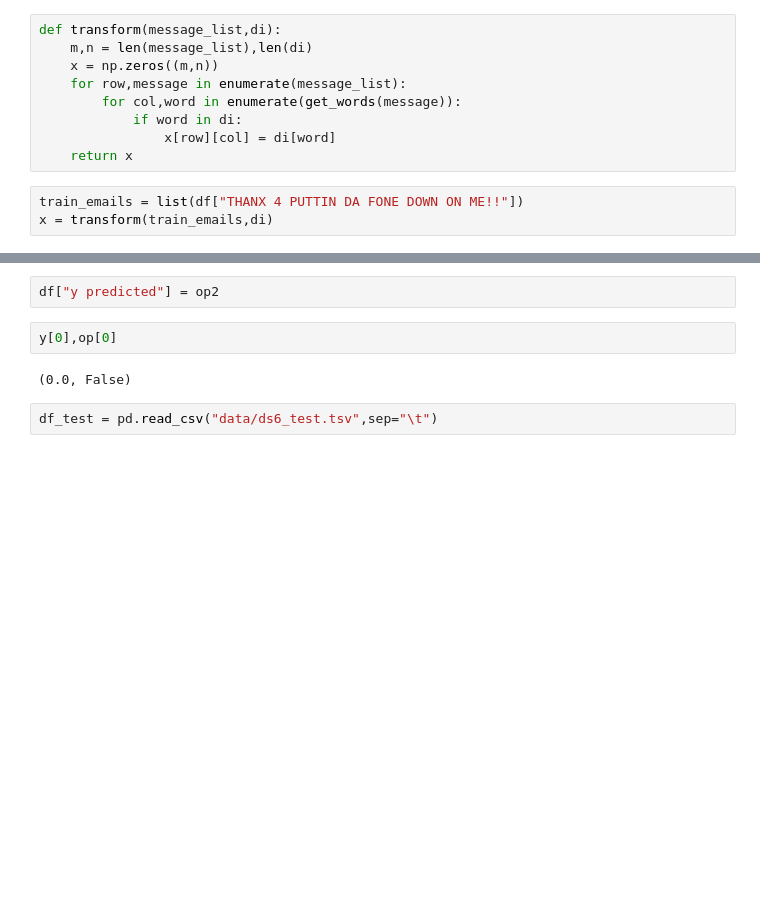
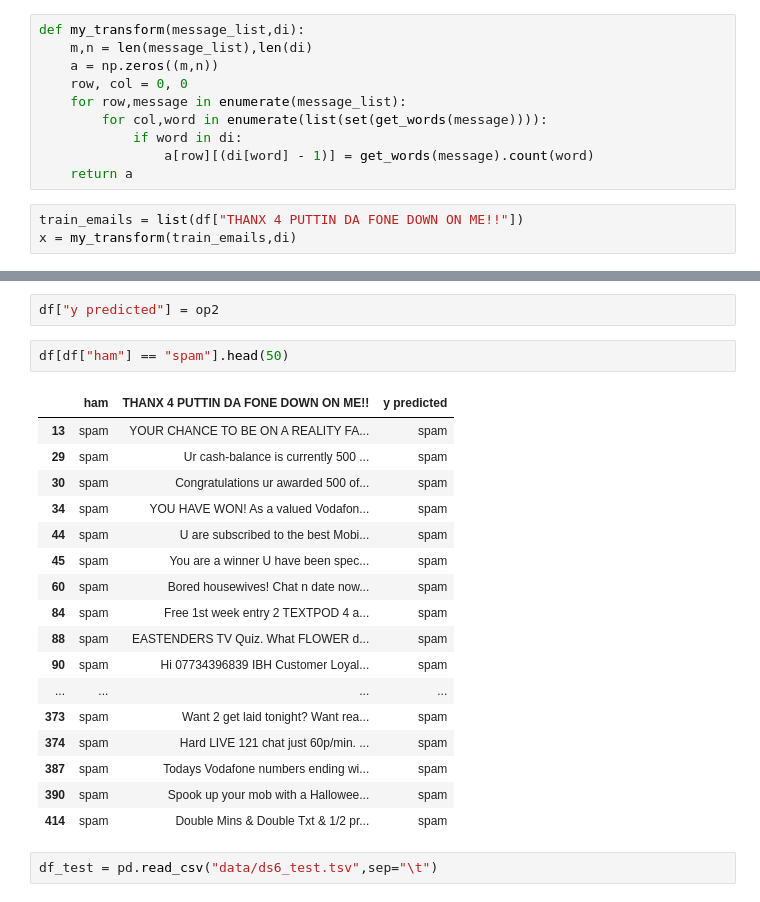
Before and after one commit to sagar27012001/CS229, a Jupyter notebook: Spam Classification.ipynb, the cells around one changed output, grey strips where cells are left out. Drawn from its saved outputs; the diff is of its cells as text; blank space fills up the shorter version.

```diff
--- a/Spam Classification.ipynb
+++ b/Spam Classification.ipynb
@@ -88,15 +71,16 @@ di
 # %%
-def transform(message_list,di):
+def my_transform(message_list,di):
     m,n = len(message_list),len(di)
-    x = np.zeros((m,n))
+    a = np.zeros((m,n))
+    row, col = 0, 0
     for row,message in enumerate(message_list):
-        for col,word in enumerate(get_words(message)):
+        for col,word in enumerate(list(set(get_words(message)))):
             if word in di:
-                x[row][col] = di[word]
-    return x
+                a[row][(di[word] - 1)] = get_words(message).count(word)
+    return a
 # %%
 train_emails = list(df["THANX 4 PUTTIN DA FONE DOWN ON ME!!"])
-x = transform(train_emails,di)
+x = my_transform(train_emails,di)
 # %%
 x.shape
 # %% [output]
@@ -153,10 +132,26 @@ for i in op:
         op2 += ["ham"]
 # %%
 df["y predicted"] = op2
-# %%
-y[0],op[0]
-# %% [output]
-(0.0, False)
+# %%
+df[df["ham"] == "spam"].head(50)
+# %% [output]
+|  | ham | THANX 4 PUTTIN DA FONE DOWN ON ME!! | y predicted |
+| 13 | spam | YOUR CHANCE TO BE ON A REALITY FA... | spam |
+| 29 | spam | Ur cash-balance is currently 500 ... | spam |
+| 30 | spam | Congratulations ur awarded 500 of... | spam |
+| 34 | spam | YOU HAVE WON! As a valued Vodafon... | spam |
+| 44 | spam | U are subscribed to the best Mobi... | spam |
+| 45 | spam | You are a winner U have been spec... | spam |
+| 60 | spam | Bored housewives! Chat n date now... | spam |
+| 84 | spam | Free 1st week entry 2 TEXTPOD 4 a... | spam |
+| 88 | spam | EASTENDERS TV Quiz. What FLOWER d... | spam |
+| 90 | spam | Hi 07734396839 IBH Customer Loyal... | spam |
+| ... | ... | ... | ... |
+| 373 | spam | Want 2 get laid tonight? Want rea... | spam |
+| 374 | spam | Hard LIVE 121 chat just 60p/min. ... | spam |
+| 387 | spam | Todays Vodafone numbers ending wi... | spam |
+| 390 | spam | Spook up your mob with a Hallowee... | spam |
+| 414 | spam | Double Mins & Double Txt & 1/2 pr... | spam |
 # %%
 df_test = pd.read_csv("data/ds6_test.tsv",sep="\t")
 # %%
```
Also changed, not shown: parts of 13 cells of this notebook.
